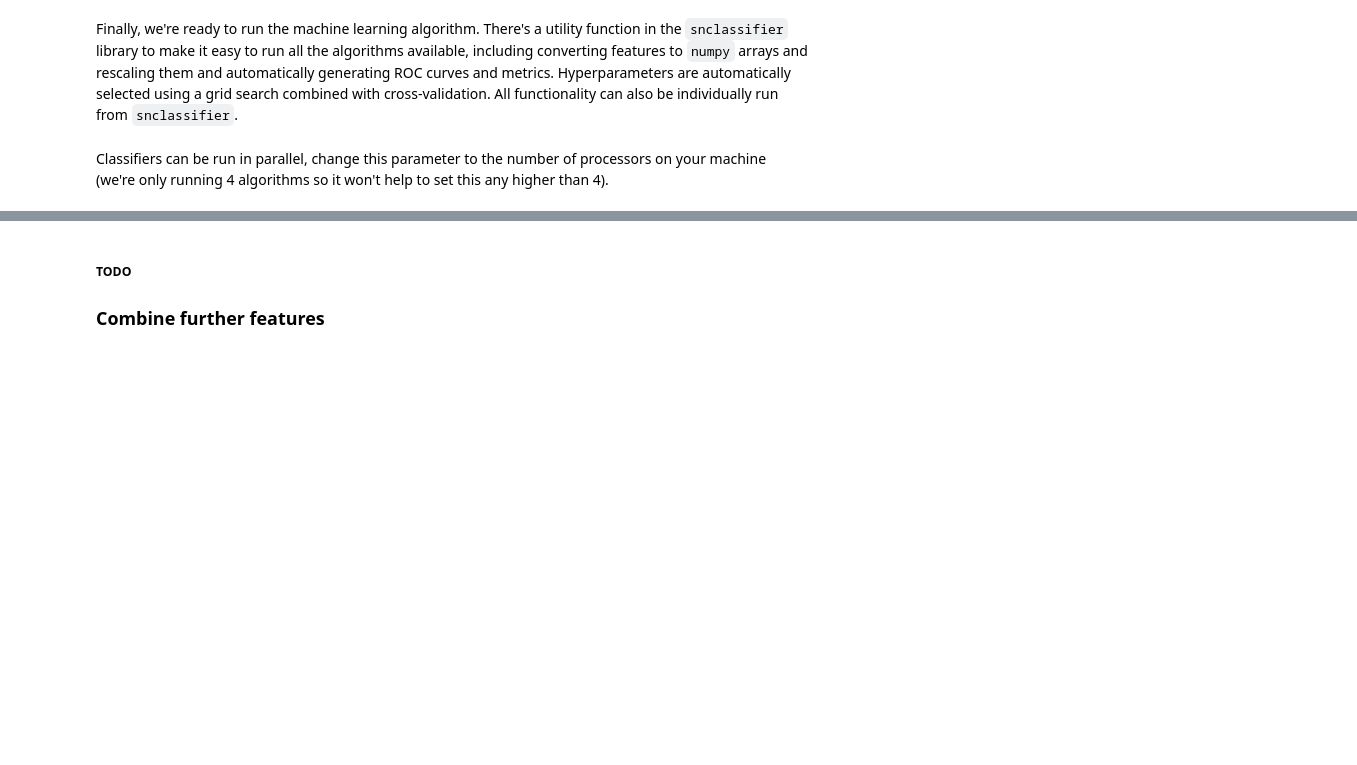
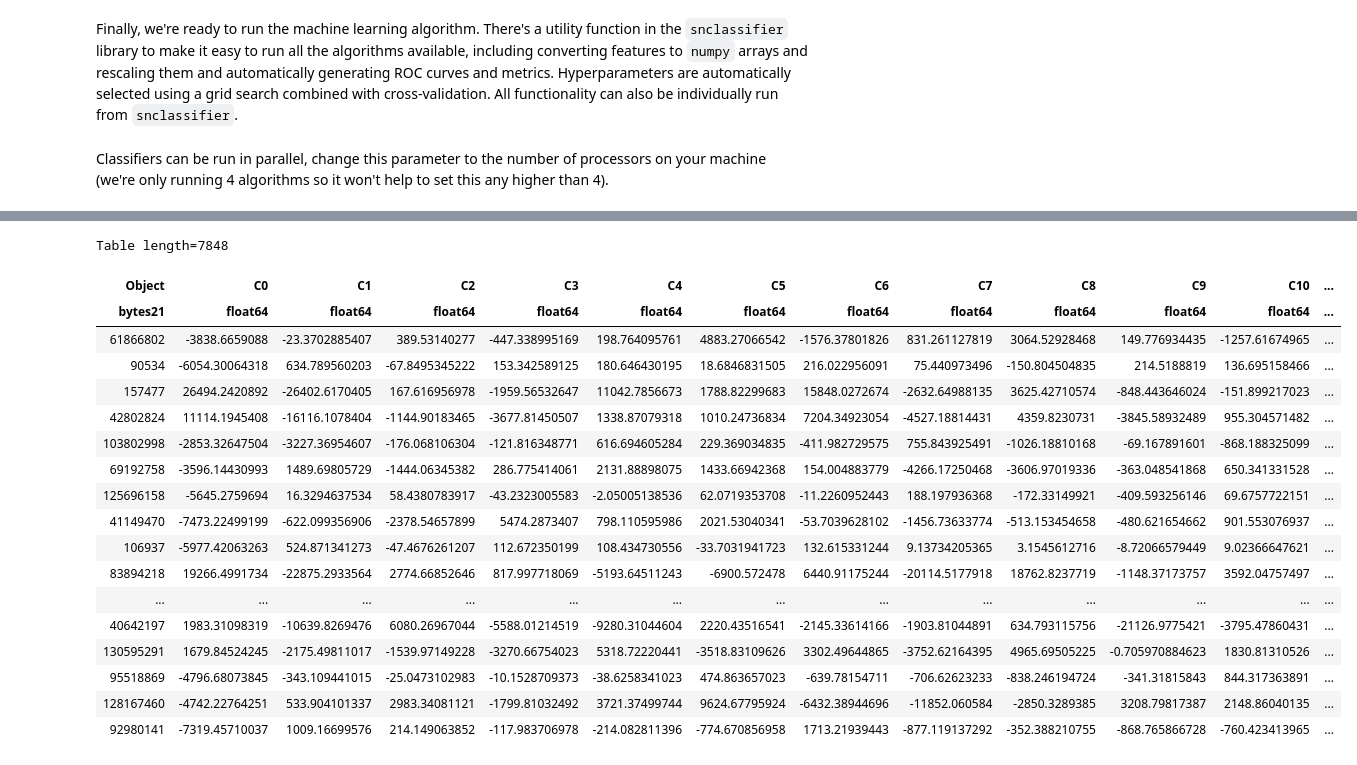
Before and after one commit to LSSTDESC/snmachine, a Jupyter notebook: examples/example_plasticc.ipynb, the cells around one changed output, grey strips where cells are left out. Cells and saved outputs as stored; diff of their text form; code cells hidden in the pictures; blank space fills up the shorter version.

```diff
--- a/examples/example_plasticc.ipynb
+++ b/examples/example_plasticc.ipynb
@@ -415,3 +382,26 @@ print(snclassifier.choice_of_classifiers)
-# %% [markdown]
-##### TODO
-### Combine further features
+# %%
+# Drop Object column, implement a conditional for this
+# wfdf = wavelet_features.to_pandas()
+# wfdf = wfdf.drop('Object', axis=1)
+# wavelet_features = Table.from_pandas(wfdf)
+wavelet_features
+# %% [output]
+Table length=7848
+| Object | C0 | C1 | C2 | C3 | C4 | C5 | C6 | C7 | C8 | C9 | C10 | ... |
+| bytes21 | float64 | float64 | float64 | float64 | float64 | float64 | float64 | float64 | float64 | float64 | float64 | ... |
+| 61866802 | -3838.6659088 | -23.3702885407 | 389.53140277 | -447.338995169 | 198.764095761 | 4883.27066542 | -1576.37801826 | 831.261127819 | 3064.52928468 | 149.776934435 | -1257.61674965 | ... |
+| 90534 | -6054.30064318 | 634.789560203 | -67.8495345222 | 153.342589125 | 180.646430195 | 18.6846831505 | 216.022956091 | 75.440973496 | -150.804504835 | 214.5188819 | 136.695158466 | ... |
+| 157477 | 26494.2420892 | -26402.6170405 | 167.616956978 | -1959.56532647 | 11042.7856673 | 1788.82299683 | 15848.0272674 | -2632.64988135 | 3625.42710574 | -848.443646024 | -151.899217023 | ... |
+| 42802824 | 11114.1945408 | -16116.1078404 | -1144.90183465 | -3677.81450507 | 1338.87079318 | 1010.24736834 | 7204.34923054 | -4527.18814431 | 4359.8230731 | -3845.58932489 | 955.304571482 | ... |
+| 103802998 | -2853.32647504 | -3227.36954607 | -176.068106304 | -121.816348771 | 616.694605284 | 229.369034835 | -411.982729575 | 755.843925491 | -1026.18810168 | -69.167891601 | -868.188325099 | ... |
+| 69192758 | -3596.14430993 | 1489.69805729 | -1444.06345382 | 286.775414061 | 2131.88898075 | 1433.66942368 | 154.004883779 | -4266.17250468 | -3606.97019336 | -363.048541868 | 650.341331528 | ... |
+| 125696158 | -5645.2759694 | 16.3294637534 | 58.4380783917 | -43.2323005583 | -2.05005138536 | 62.0719353708 | -11.2260952443 | 188.197936368 | -172.33149921 | -409.593256146 | 69.6757722151 | ... |
+| 41149470 | -7473.22499199 | -622.099356906 | -2378.54657899 | 5474.2873407 | 798.110595986 | 2021.53040341 | -53.7039628102 | -1456.73633774 | -513.153454658 | -480.621654662 | 901.553076937 | ... |
+| 106937 | -5977.42063263 | 524.871341273 | -47.4676261207 | 112.672350199 | 108.434730556 | -33.7031941723 | 132.615331244 | 9.13734205365 | 3.1545612716 | -8.72066579449 | 9.02366647621 | ... |
+| 83894218 | 19266.4991734 | -22875.2933564 | 2774.66852646 | 817.997718069 | -5193.64511243 | -6900.572478 | 6440.91175244 | -20114.5177918 | 18762.8237719 | -1148.37173757 | 3592.04757497 | ... |
+| ... | ... | ... | ... | ... | ... | ... | ... | ... | ... | ... | ... | ... |
+| 40642197 | 1983.31098319 | -10639.8269476 | 6080.26967044 | -5588.01214519 | -9280.31044604 | 2220.43516541 | -2145.33614166 | -1903.81044891 | 634.793115756 | -21126.9775421 | -3795.47860431 | ... |
+| 130595291 | 1679.84524245 | -2175.49811017 | -1539.97149228 | -3270.66754023 | 5318.72220441 | -3518.83109626 | 3302.49644865 | -3752.62164395 | 4965.69505225 | -0.705970884623 | 1830.81310526 | ... |
+| 95518869 | -4796.68073845 | -343.109441015 | -25.0473102983 | -10.1528709373 | -38.6258341023 | 474.863657023 | -639.78154711 | -706.62623233 | -838.246194724 | -341.31815843 | 844.317363891 | ... |
+| 128167460 | -4742.22764251 | 533.904101337 | 2983.34081121 | -1799.81032492 | 3721.37499744 | 9624.67795924 | -6432.38944696 | -11852.060584 | -2850.3289385 | 3208.79817387 | 2148.86040135 | ... |
+| 92980141 | -7319.45710037 | 1009.16699576 | 214.149063852 | -117.983706978 | -214.082811396 | -774.670856958 | 1713.21939443 | -877.119137292 | -352.388210755 | -868.765866728 | -760.423413965 | ... |
```
Also changed, not shown: parts of 59 cells of this notebook, 2 other files.
